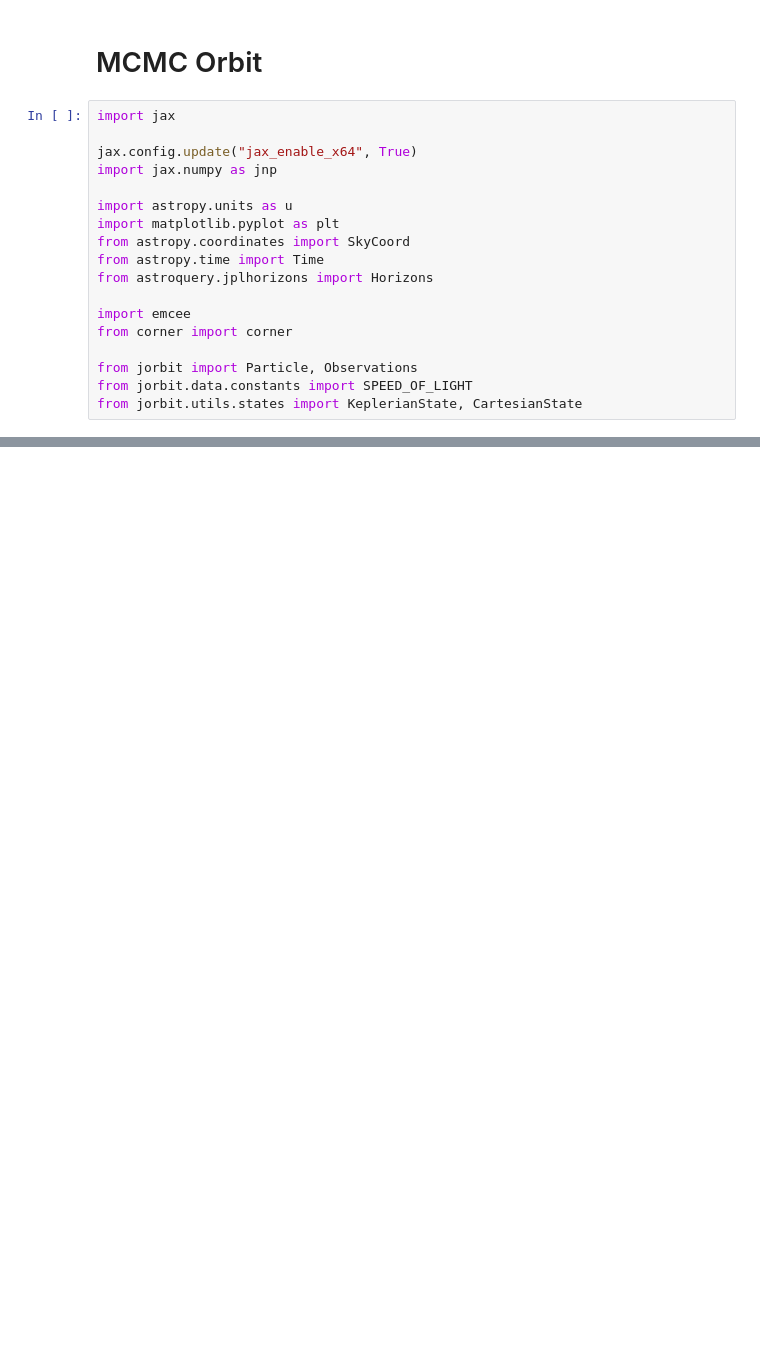
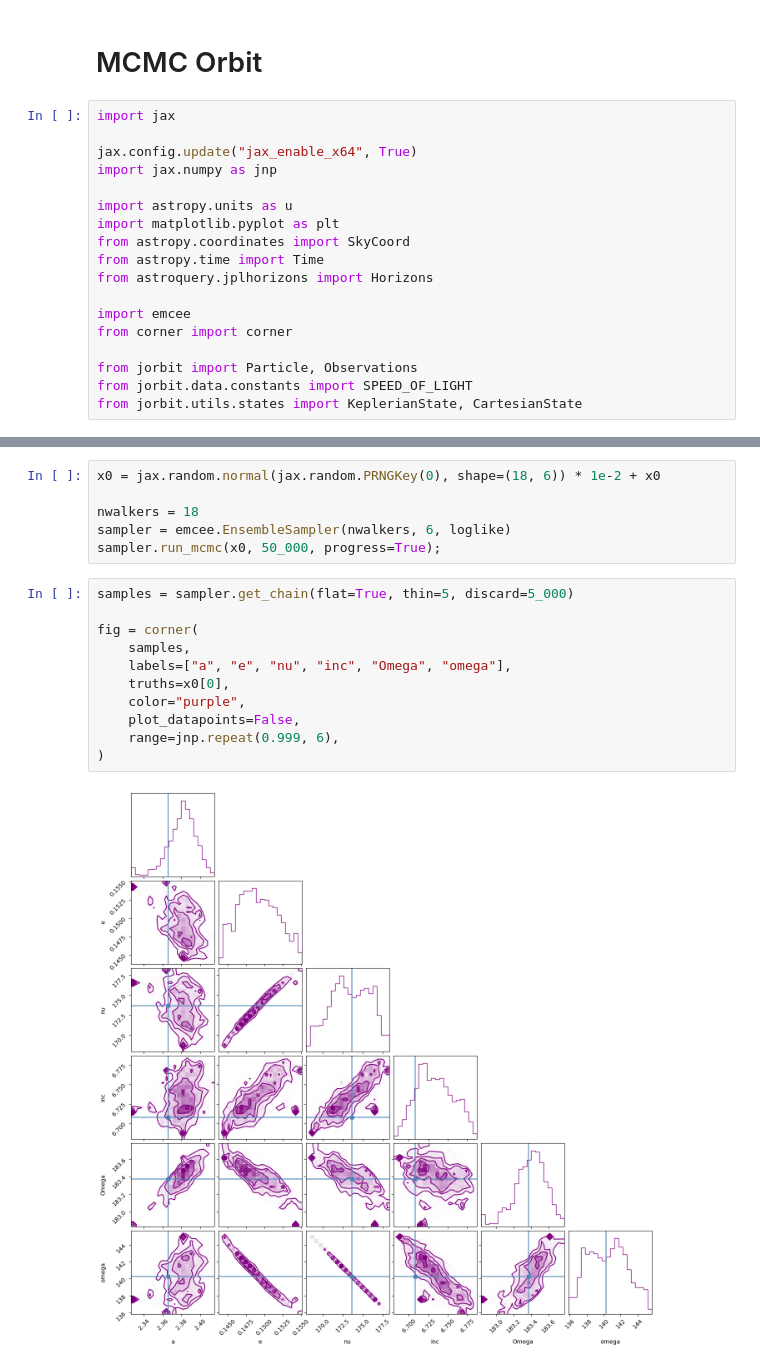
Before and after one commit to ben-cassese/jorbit, a Jupyter notebook: docs/tutorials/mcmc_orbit.ipynb, the cells around one changed output, grey strips where cells are left out. Drawn from its saved outputs; the diff is of its cells as text; blank space fills up the shorter version.

```diff
--- a/docs/tutorials/mcmc_orbit.ipynb
+++ b/docs/tutorials/mcmc_orbit.ipynb
@@ -108,0 +196,19 @@ fig = corner(
+# %%
+x0 = jax.random.normal(jax.random.PRNGKey(0), shape=(18, 6)) * 1e-2 + x0
+
+nwalkers = 18
+sampler = emcee.EnsembleSampler(nwalkers, 6, loglike)
+sampler.run_mcmc(x0, 50_000, progress=True);
+# %%
+samples = sampler.get_chain(flat=True, thin=5, discard=5_000)
+
+fig = corner(
+    samples,
+    labels=["a", "e", "nu", "inc", "Omega", "omega"],
+    truths=x0[0],
+    color="purple",
+    plot_datapoints=False,
+    range=jnp.repeat(0.999, 6),
+)
+# %% [output]
+[figure, added]
```
Also changed, not shown: parts of 8 cells of this notebook.
